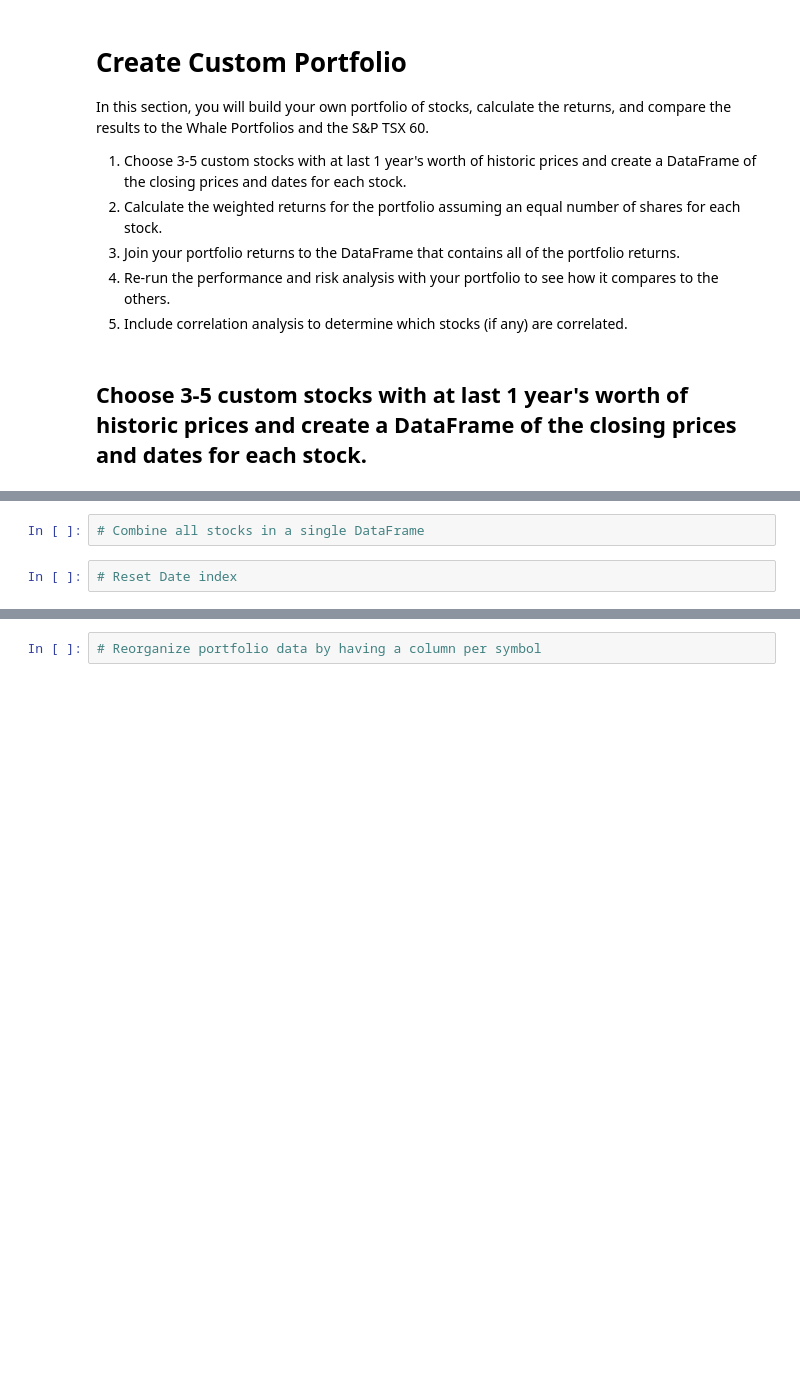
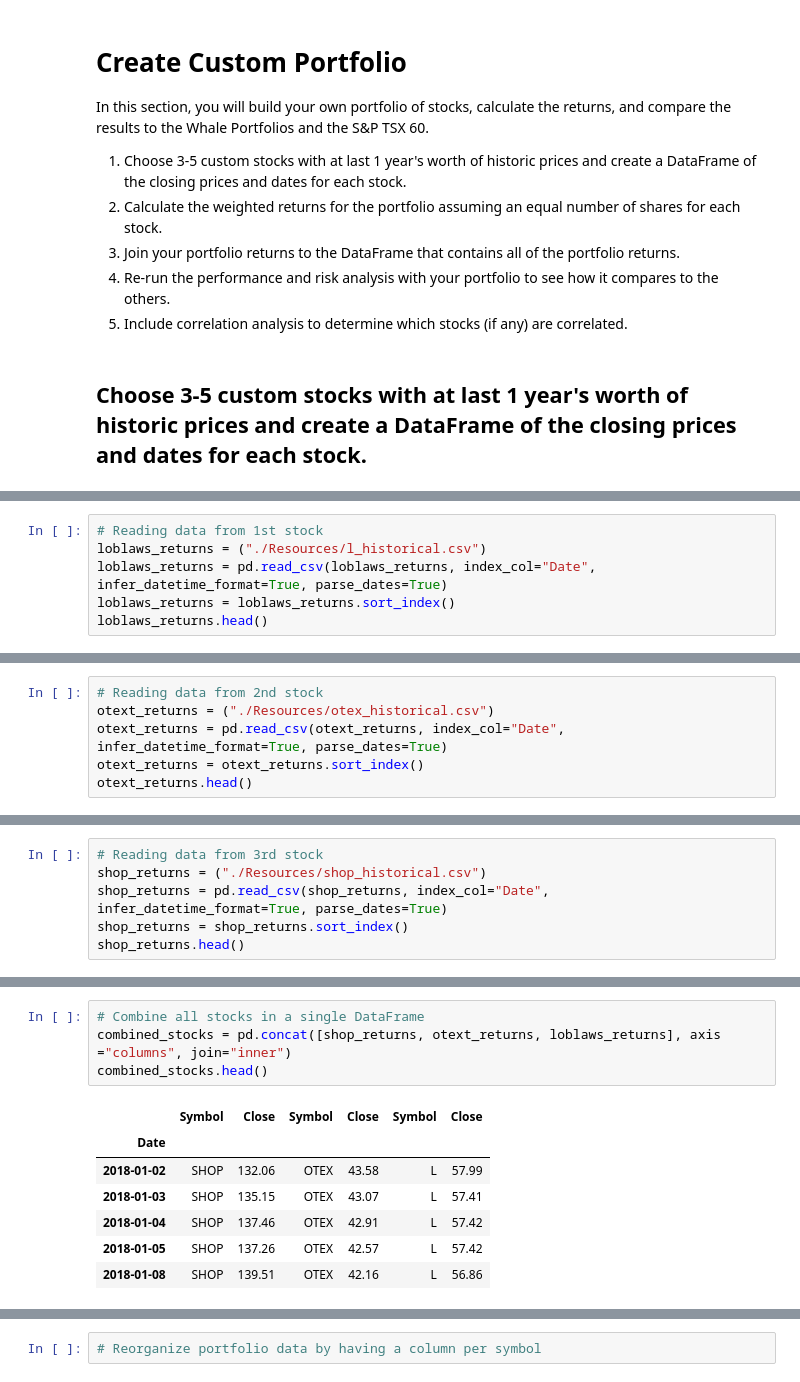
Before and after one commit to emilyblackstein/Module_4_Challenge, a Jupyter notebook: Starter_Code/whale_analysis.ipynb, the cells around one changed output, grey strips where cells are left out. Cells and saved outputs as stored; diff of their text form; blank space fills up the shorter version.

```diff
--- a/Starter_Code/whale_analysis.ipynb
+++ b/Starter_Code/whale_analysis.ipynb
@@ -440,0 +447,6 @@ In this section, you will build your own portfolio of stocks, calculate the retu
+# %%
+# Reading data from 1st stock
+loblaws_returns = ("./Resources/l_historical.csv")
+loblaws_returns = pd.read_csv(loblaws_returns, index_col="Date", infer_datetime_format=True, parse_dates=True)
+loblaws_returns = loblaws_returns.sort_index()
+loblaws_returns.head()
@@ -440,0 +461,6 @@ In this section, you will build your own portfolio of stocks, calculate the retu
+# %%
+# Reading data from 2nd stock
+otext_returns = ("./Resources/otex_historical.csv")
+otext_returns = pd.read_csv(otext_returns, index_col="Date", infer_datetime_format=True, parse_dates=True)
+otext_returns = otext_returns.sort_index()
+otext_returns.head()
@@ -440,0 +475,6 @@ In this section, you will build your own portfolio of stocks, calculate the retu
+# %%
+# Reading data from 3rd stock
+shop_returns = ("./Resources/shop_historical.csv")
+shop_returns = pd.read_csv(shop_returns, index_col="Date", infer_datetime_format=True, parse_dates=True)
+shop_returns = shop_returns.sort_index()
+shop_returns.head()
@@ -441,4 +489,12 @@ In this section, you will build your own portfolio of stocks, calculate the retu
 # %%
 # Combine all stocks in a single DataFrame
+combined_stocks = pd.concat([shop_returns, otext_returns, loblaws_returns], axis ="columns", join="inner")
+combined_stocks.head()
+# %% [output]
+|  | Symbol | Close | Symbol | Close | Symbol | Close |
+| Date |  |  |  |  |  |  |
+| 2018-01-02 | SHOP | 132.06 | OTEX | 43.58 | L | 57.99 |
+| 2018-01-03 | SHOP | 135.15 | OTEX | 43.07 | L | 57.41 |
+| 2018-01-04 | SHOP | 137.46 | OTEX | 42.91 | L | 57.42 |
+| 2018-01-05 | SHOP | 137.26 | OTEX | 42.57 | L | 57.42 |
+| 2018-01-08 | SHOP | 139.51 | OTEX | 42.16 | L | 56.86 |
-# %%
-# Reset Date index
```
Also changed, not shown: parts of 11 cells of this notebook.
